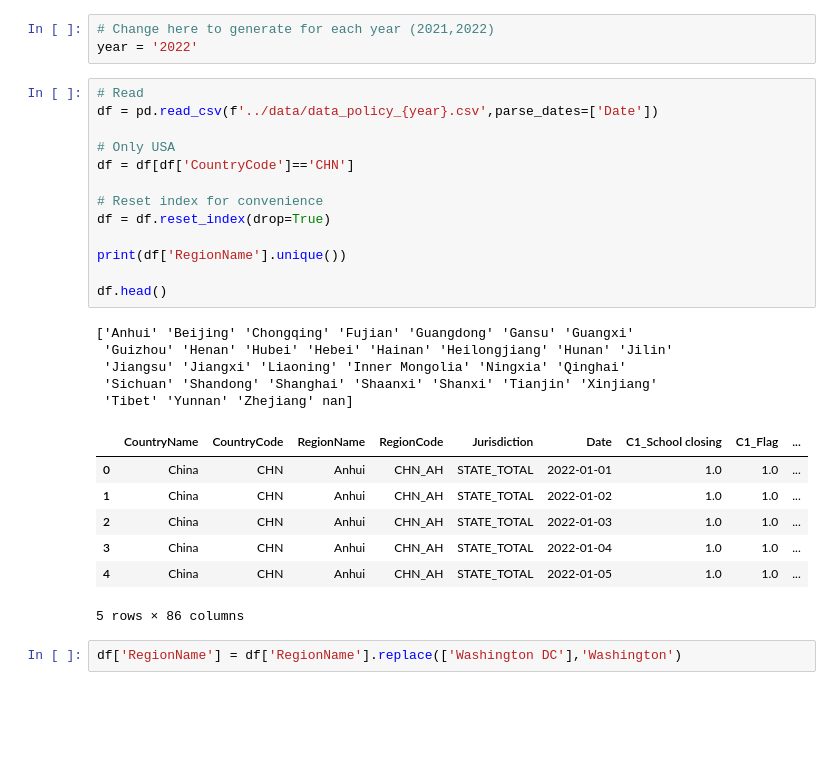
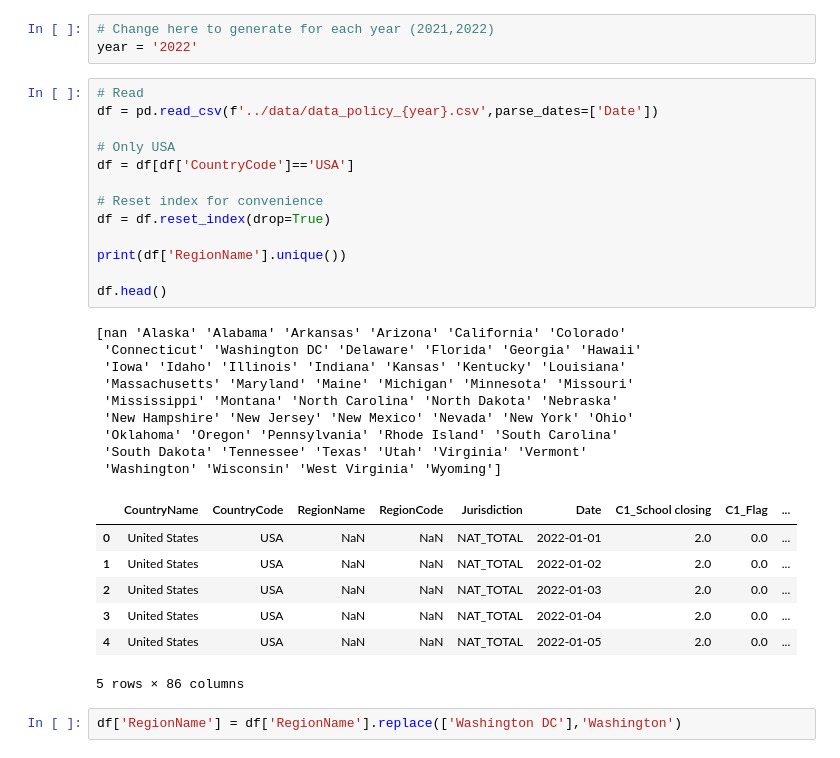
Before and after one commit to HenryVarro666/policy-changes-prediction, a Jupyter notebook: tool/policy-exploration-create.ipynb, the cells around one changed output. Cells and saved outputs as stored; diff of their text form; blank space fills up the shorter version.

Commit message:
classify policy data by country and year

```diff
--- a/tool/policy-exploration-create.ipynb
+++ b/tool/policy-exploration-create.ipynb
@@ -29,28 +21,32 @@ year = '2022'
 # %%
 # Read
 df = pd.read_csv(f'../data/data_policy_{year}.csv',parse_dates=['Date'])
 
 # Only USA
-df = df[df['CountryCode']=='CHN']
+df = df[df['CountryCode']=='USA']
 
 # Reset index for convenience
 df = df.reset_index(drop=True)
 
 print(df['RegionName'].unique())
 
 df.head()
 # %% [output]
-['Anhui' 'Beijing' 'Chongqing' 'Fujian' 'Guangdong' 'Gansu' 'Guangxi'
- 'Guizhou' 'Henan' 'Hubei' 'Hebei' 'Hainan' 'Heilongjiang' 'Hunan' 'Jilin'
- 'Jiangsu' 'Jiangxi' 'Liaoning' 'Inner Mongolia' 'Ningxia' 'Qinghai'
- 'Sichuan' 'Shandong' 'Shanghai' 'Shaanxi' 'Shanxi' 'Tianjin' 'Xinjiang'
- 'Tibet' 'Yunnan' 'Zhejiang' nan]
+[nan 'Alaska' 'Alabama' 'Arkansas' 'Arizona' 'California' 'Colorado'
+ 'Connecticut' 'Washington DC' 'Delaware' 'Florida' 'Georgia' 'Hawaii'
+ 'Iowa' 'Idaho' 'Illinois' 'Indiana' 'Kansas' 'Kentucky' 'Louisiana'
+ 'Massachusetts' 'Maryland' 'Maine' 'Michigan' 'Minnesota' 'Missouri'
+ 'Mississippi' 'Montana' 'North Carolina' 'North Dakota' 'Nebraska'
+ 'New Hampshire' 'New Jersey' 'New Mexico' 'Nevada' 'New York' 'Ohio'
+ 'Oklahoma' 'Oregon' 'Pennsylvania' 'Rhode Island' 'South Carolina'
+ 'South Dakota' 'Tennessee' 'Texas' 'Utah' 'Virginia' 'Vermont'
+ 'Washington' 'Wisconsin' 'West Virginia' 'Wyoming']
 |  | CountryName | CountryCode | RegionName | RegionCode | Jurisdiction | Date | C1_School closing | C1_Flag | ... |
-| 0 | China | CHN | Anhui | CHN_AH | STATE_TOTAL | 2022-01-01 | 1.0 | 1.0 | ... |
-| 1 | China | CHN | Anhui | CHN_AH | STATE_TOTAL | 2022-01-02 | 1.0 | 1.0 | ... |
-| 2 | China | CHN | Anhui | CHN_AH | STATE_TOTAL | 2022-01-03 | 1.0 | 1.0 | ... |
-| 3 | China | CHN | Anhui | CHN_AH | STATE_TOTAL | 2022-01-04 | 1.0 | 1.0 | ... |
-| 4 | China | CHN | Anhui | CHN_AH | STATE_TOTAL | 2022-01-05 | 1.0 | 1.0 | ... |
+| 0 | United States | USA | NaN | NaN | NAT_TOTAL | 2022-01-01 | 2.0 | 0.0 | ... |
+| 1 | United States | USA | NaN | NaN | NAT_TOTAL | 2022-01-02 | 2.0 | 0.0 | ... |
+| 2 | United States | USA | NaN | NaN | NAT_TOTAL | 2022-01-03 | 2.0 | 0.0 | ... |
+| 3 | United States | USA | NaN | NaN | NAT_TOTAL | 2022-01-04 | 2.0 | 0.0 | ... |
+| 4 | United States | USA | NaN | NaN | NAT_TOTAL | 2022-01-05 | 2.0 | 0.0 | ... |
 5 rows × 86 columns
 # %%
 df['RegionName'] = df['RegionName'].replace(['Washington DC'],'Washington')
```
Also changed, not shown: parts of 7 cells of this notebook, 15 other files.
